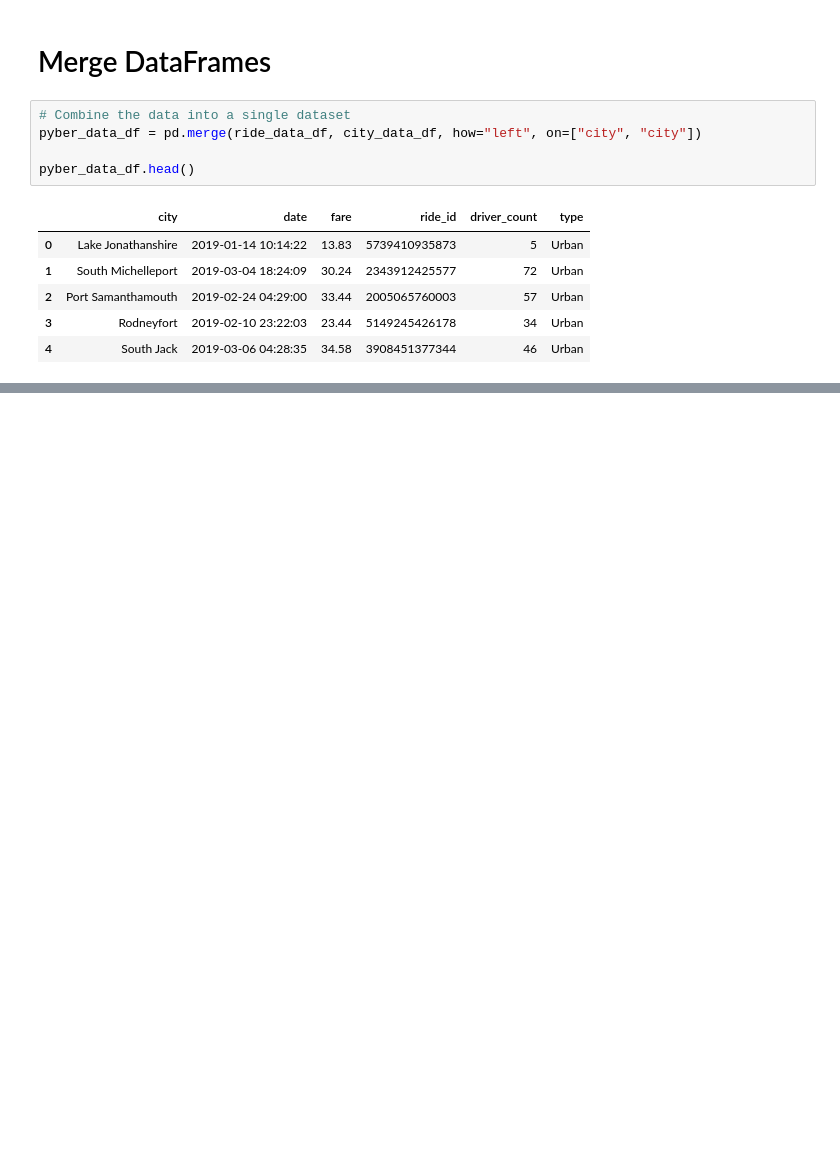
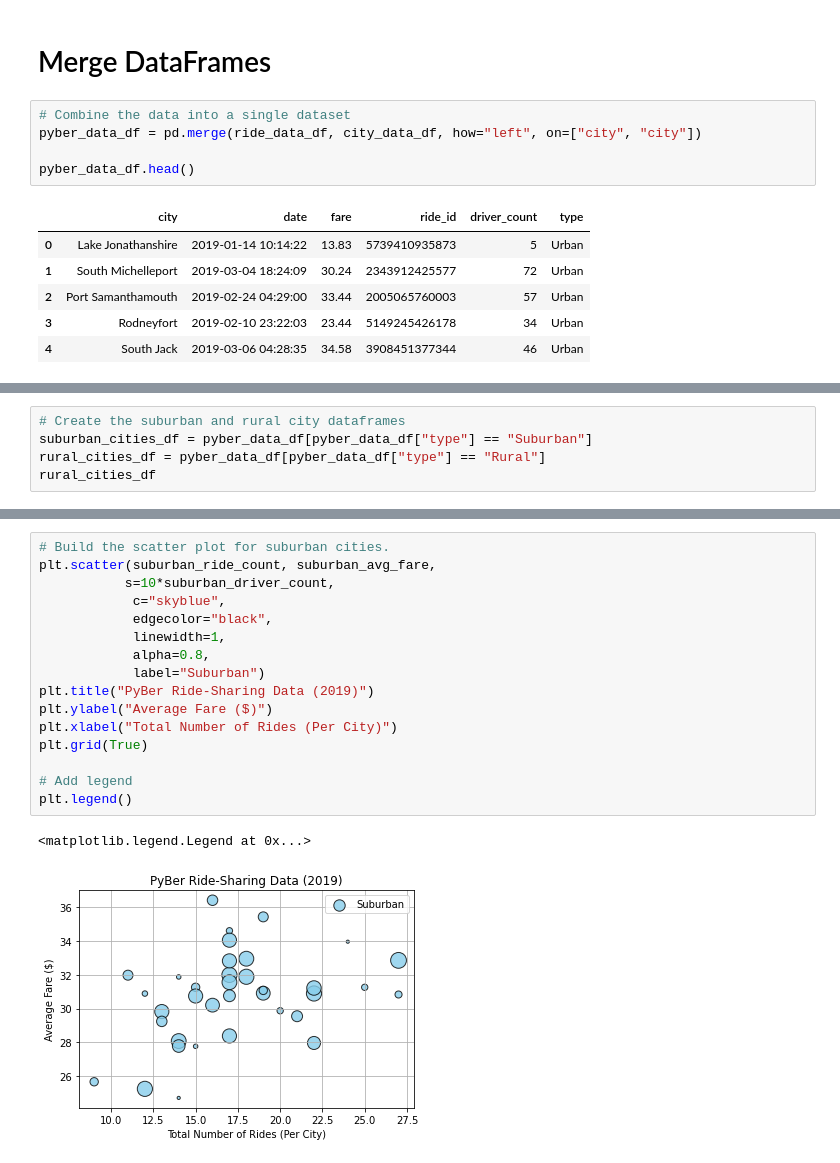
Before and after one commit to fkerimov/PyBer_Analysis, a Jupyter notebook: PyBer.ipynb, the cells around one changed output, grey strips where cells are left out. Saved outputs shown, nothing was run; the diff lists cells and outputs as text; blank space fills up the shorter version.

```diff
--- a/PyBer.ipynb
+++ b/PyBer.ipynb
@@ -136,0 +150,5 @@ pyber_data_df.head()
+# %%
+# Create the suburban and rural city dataframes
+suburban_cities_df = pyber_data_df[pyber_data_df["type"] == "Suburban"]
+rural_cities_df = pyber_data_df[pyber_data_df["type"] == "Rural"]
+rural_cities_df
@@ -136,0 +213,19 @@ pyber_data_df.head()
+# %%
+# Build the scatter plot for suburban cities.
+plt.scatter(suburban_ride_count, suburban_avg_fare,
+           s=10*suburban_driver_count,
+            c="skyblue",
+            edgecolor="black",
+            linewidth=1,
+            alpha=0.8,
+            label="Suburban")
+plt.title("PyBer Ride-Sharing Data (2019)")
+plt.ylabel("Average Fare ($)")
+plt.xlabel("Total Number of Rides (Per City)")
+plt.grid(True)
+
+# Add legend
+plt.legend()
+# %% [output]
+<matplotlib.legend.Legend at 0x...>
+[figure, added]
```
Also changed, not shown: parts of 14 cells of this notebook, 1 other file.
